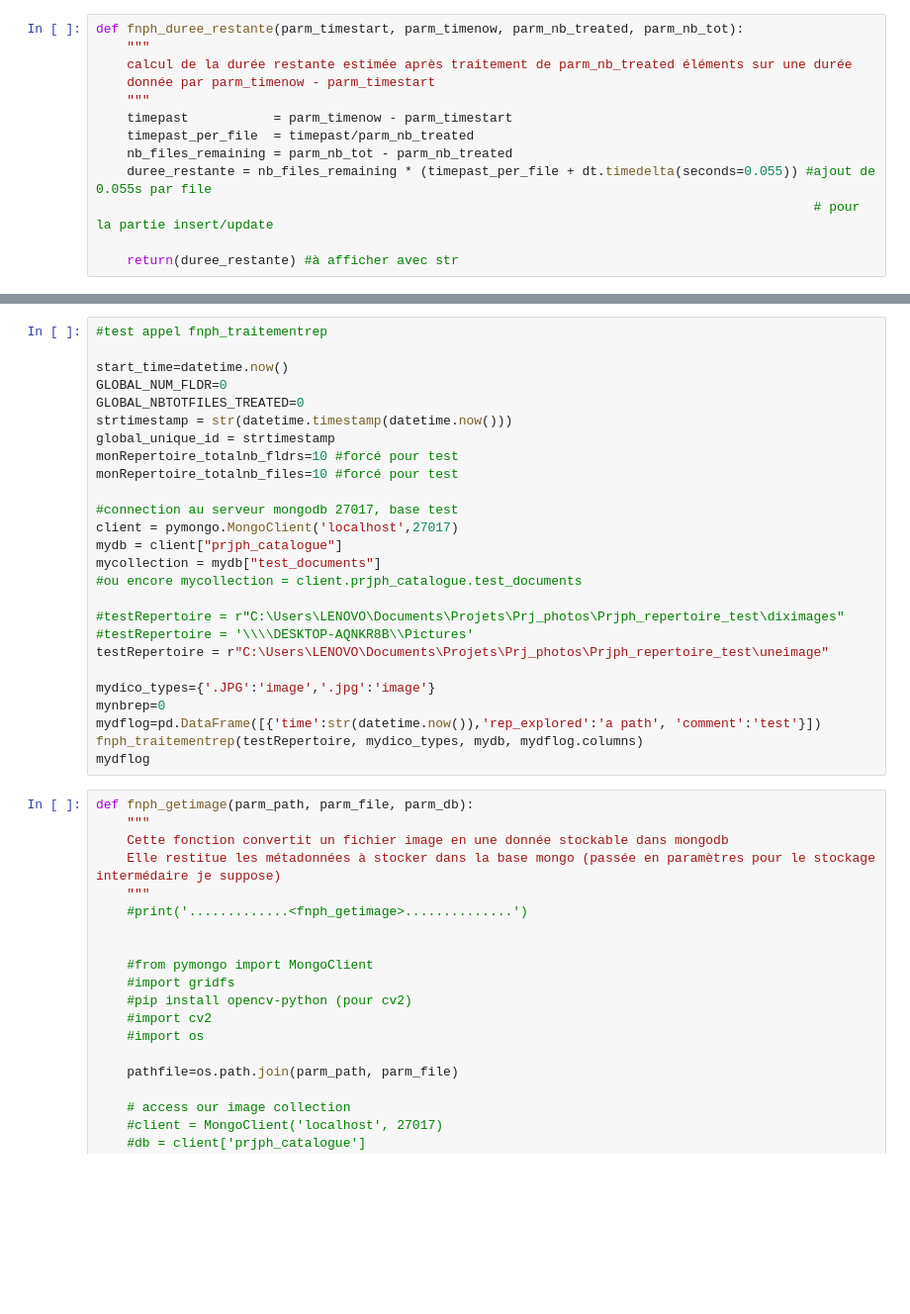
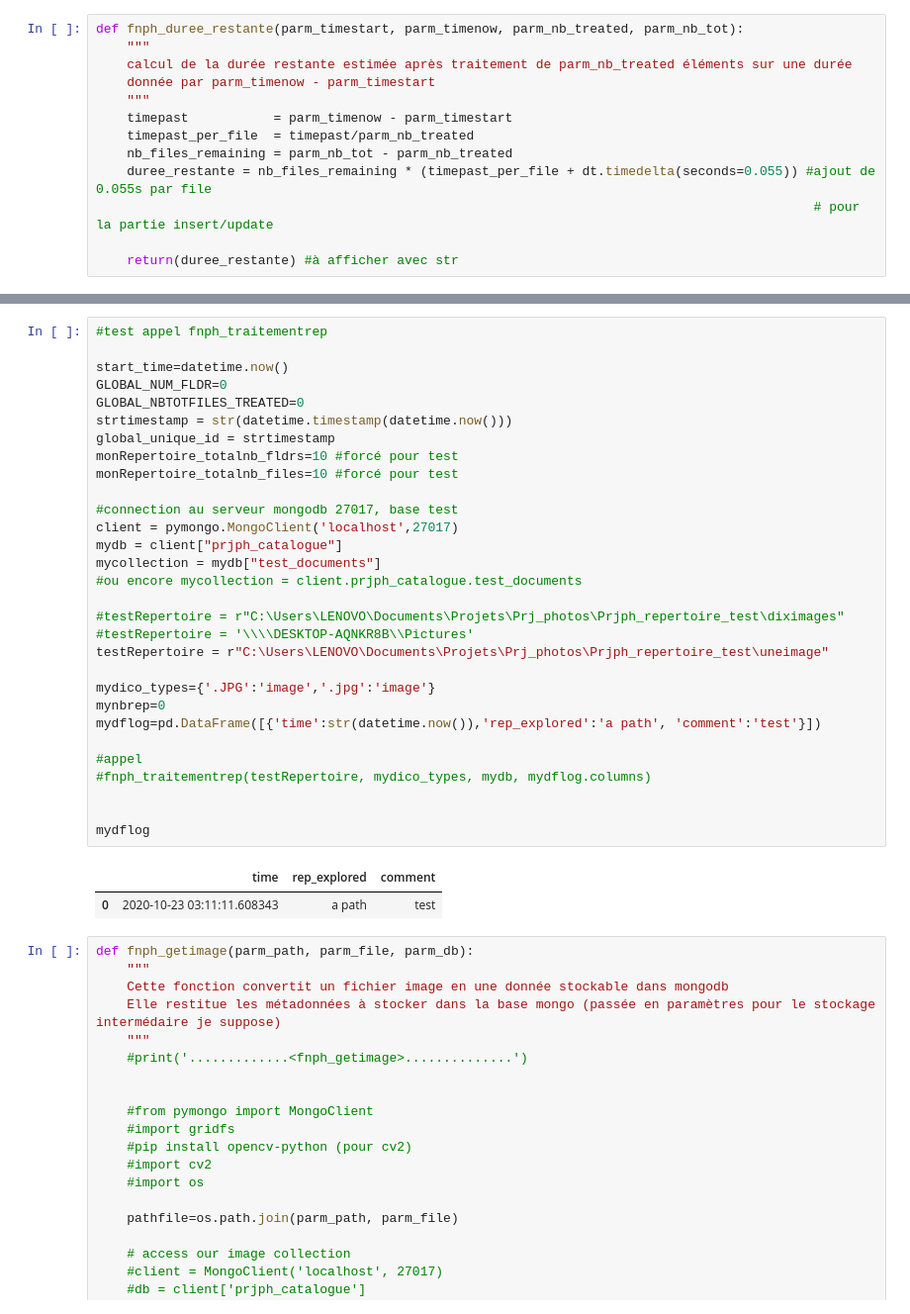
Before and after one commit to PatriceBt/Prjph_Photos, a Jupyter notebook: Prjph_Catalogue.ipynb, the cells around one changed output, grey strips where cells are left out. Shown at 99% size. Drawn from its saved outputs; the diff is of its cells as text; blank space fills up the shorter version.

```diff
--- a/Prjph_Catalogue.ipynb
+++ b/Prjph_Catalogue.ipynb
@@ -852,29 +945,36 @@ def fnph_traitementrep(parm_rep, parm_dicotypes, parm_mydb, parm_df_log_cols):
 # %%
 #test appel fnph_traitementrep
 
 start_time=datetime.now()
 GLOBAL_NUM_FLDR=0
 GLOBAL_NBTOTFILES_TREATED=0
 strtimestamp = str(datetime.timestamp(datetime.now()))
 global_unique_id = strtimestamp
 monRepertoire_totalnb_fldrs=10 #forcé pour test
 monRepertoire_totalnb_files=10 #forcé pour test
 
 #connection au serveur mongodb 27017, base test
 client = pymongo.MongoClient('localhost',27017)
 mydb = client["prjph_catalogue"]
 mycollection = mydb["test_documents"]
 #ou encore mycollection = client.prjph_catalogue.test_documents
 
 #testRepertoire = r"C:\Users\LENOVO\Documents\Projets\Prj_photos\Prjph_repertoire_test\diximages"
 #testRepertoire = '\\\\DESKTOP-AQNKR8B\\Pictures'
 testRepertoire = r"C:\Users\LENOVO\Documents\Projets\Prj_photos\Prjph_repertoire_test\uneimage"
 
 mydico_types={'.JPG':'image','.jpg':'image'}
 mynbrep=0
 mydflog=pd.DataFrame([{'time':str(datetime.now()),'rep_explored':'a path', 'comment':'test'}])
-fnph_traitementrep(testRepertoire, mydico_types, mydb, mydflog.columns)
+
+#appel
+#fnph_traitementrep(testRepertoire, mydico_types, mydb, mydflog.columns)
+
+
 mydflog
+# %% [output]
+|  | time | rep_explored | comment |
+| 0 | 2020-10-23 03:11:11.608343 | a path | test |
 # %%
 def fnph_getimage(parm_path, parm_file, parm_db):
     """
```
Also changed, not shown: parts of 22 cells of this notebook.
